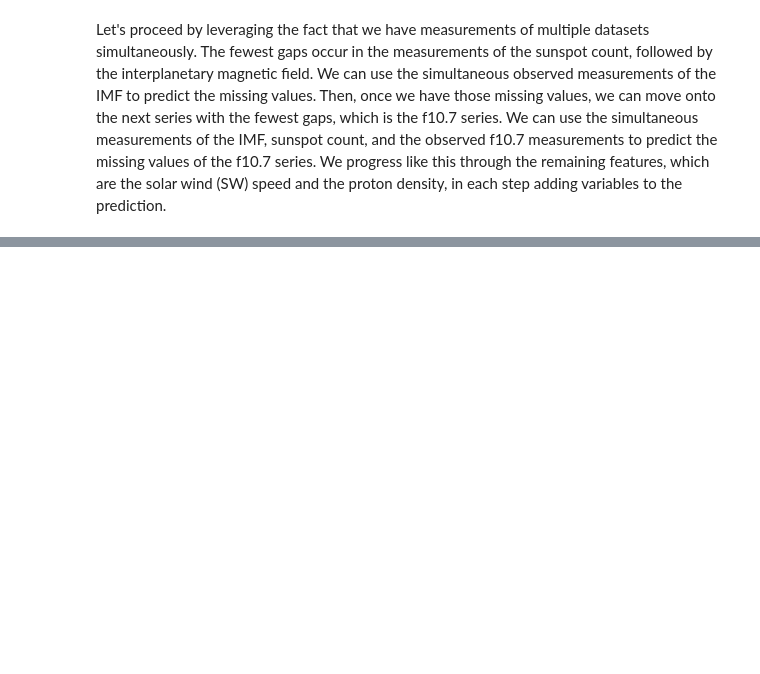
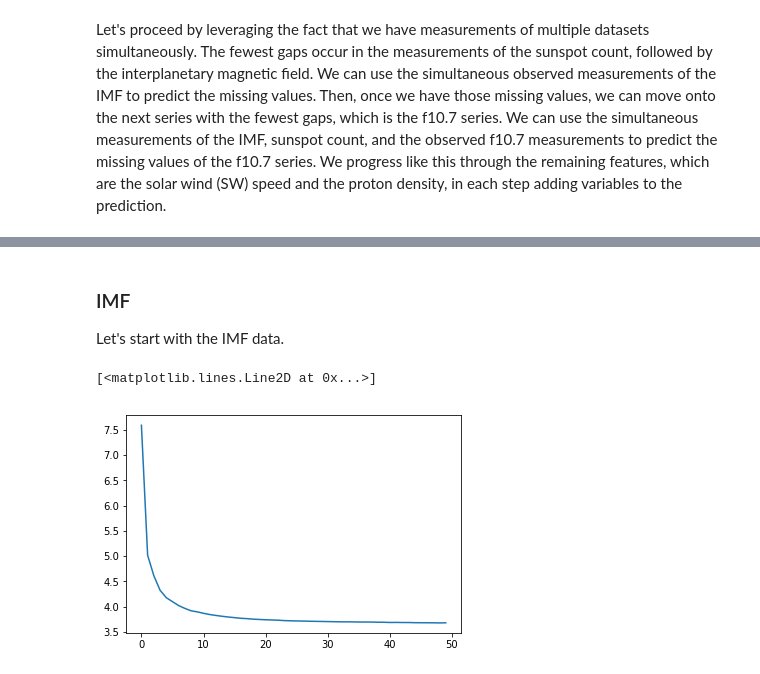
Before and after one commit to sarttiso/spaceweather, a Jupyter notebook: omni_data_preprocess.ipynb, the cells around one changed output, grey strips where cells are left out. Cells and saved outputs as stored; diff of their text form; code cells hidden in the pictures; blank space fills up the shorter version.

```diff
--- a/omni_data_preprocess.ipynb
+++ b/omni_data_preprocess.ipynb
@@ -852,20 +241,0 @@ for ii in range(nfeatout):
-# %%
-gapidx = findseq(X[:,3],nanvals[3])
-ngaps = gapidx.shape[0]
-
-for ii in range(ngaps):
-    curgap = gapidx[ii,2]
-    # if gap occurs before batch_size samples, jsut linearly interpolate
-    if gapidx[ii,0] < batch_size:
-        tcur = np.concatenate((t[0:gapidx[ii,0]],t[gapidx[ii,1]+1:gapidx[ii,1]+100]))
-        tquery = t[gapidx[ii,0]:gapidx[ii,1]+1]
-        Xcur = np.concatenate((X[0:gapidx[ii,0],outcols], \
-                               X[gapidx[ii,1]+1:gapidx[ii,1]+100,outcols]),axis=0).squeeze()
-        Xgapsfilled[gapidx[ii,0]:gapidx[ii,1],outcols] = np.interp(tquery, tcur, Xcur)
-    else:
-        for jj in range(curgap):
-            cur_in = Xgapsfilled[gapidx[ii,0]+jj-batch_size:gapidx[ii,0]+jj,incols]
-            cur_in = cur_in.reshape(-1,1,nfeatin)
-            rnn.reset_states()
-            cur_pred = rnn.predict(cur_in,batch_size=batch_size)
-            Xgapsfilled[gapidx[ii,0]+jj,outcols] = cur_pred[-1,:]
@@ -871,0 +510,4 @@ for ii in range(ngaps):
+# %% [markdown]
+### IMF
+
+Let's start with the IMF data.
@@ -871,0 +519,24 @@ for ii in range(ngaps):
+# %%
+# indices of uninterrupted data sequences
+datain_idx = findseq(X['By, nT (GSM)'],nanvals.loc['By, nT (GSM)'],noteq=True)
+
+# subsequent batches, let's use Bx, By, Bz, sunspots, lyman alpha, AE-index as input
+incols = X.columns[[0,1,2,9,11,12]]
+outcols = X.columns[[0,1,2]]
+nfeatin = len(incols)
+nfeatout = len(outcols)
+dat_in_train, dat_out_train, dat_in_test, dat_out_test = \
+        datasplit(X,
+              datain_idx,
+              batch_size,
+              incols,
+              outcols,
+              train_percent=0.9,
+              lahead=lahead)
+
+# trained network
+rnn, hist = train_network(dat_in_train, dat_out_train, batch_size, epochs=50)
+plt.plot(hist.history['loss'])
+# %% [output]
+[<matplotlib.lines.Line2D at 0x...>]
+[figure, added]
```
Also changed, not shown: parts of 64 cells of this notebook, 4 other files.
